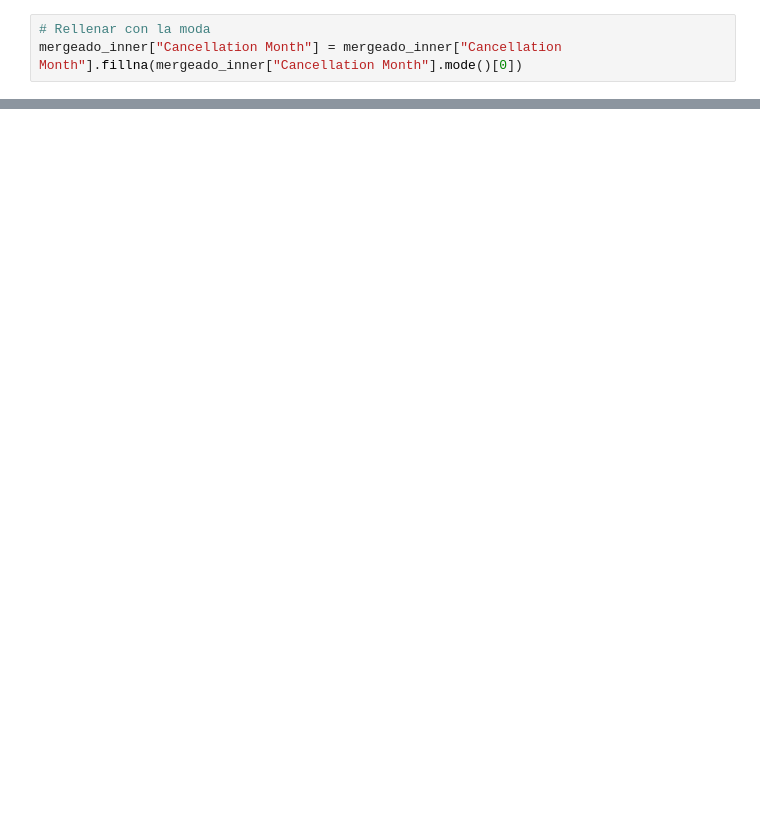
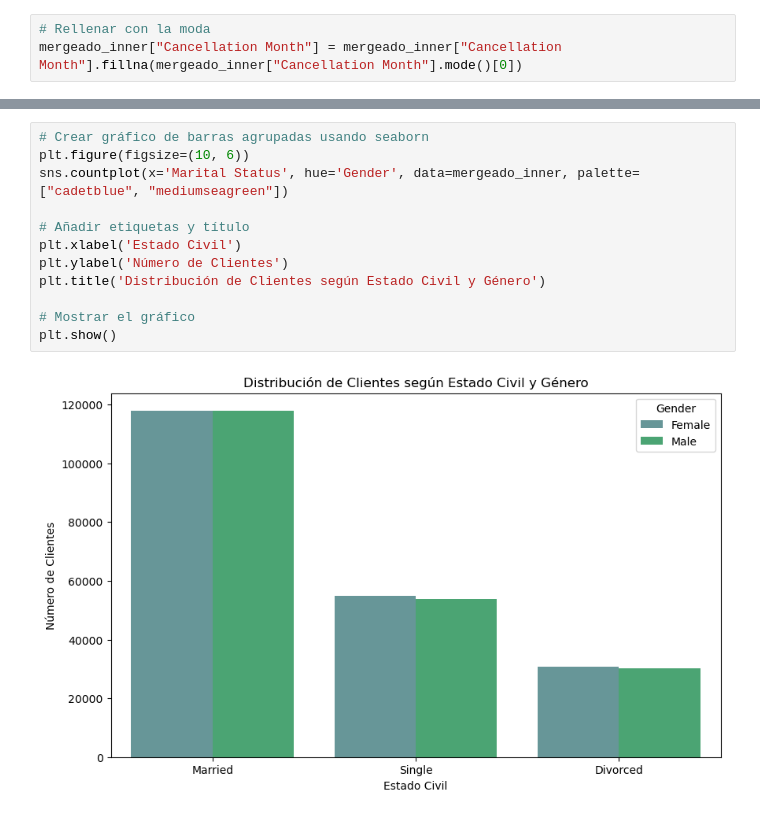
Before and after one commit to Adalab/bda-modulo-3-evaluacion-final-irenealonso11, a Jupyter notebook: evaluacion.ipynb, the cells around one changed output, grey strips where cells are left out. Drawn from its saved outputs; the diff is of its cells as text; blank space fills up the shorter version.

```diff
--- a/evaluacion.ipynb
+++ b/evaluacion.ipynb
@@ -292,0 +367,14 @@ mergeado_inner["Cancellation Month"] = mergeado_inner["Cancellation Month"].fill
+# %%
+# Crear gráfico de barras agrupadas usando seaborn
+plt.figure(figsize=(10, 6))
+sns.countplot(x='Marital Status', hue='Gender', data=mergeado_inner, palette=["cadetblue", "mediumseagreen"])
+
+# Añadir etiquetas y título
+plt.xlabel('Estado Civil')
+plt.ylabel('Número de Clientes')
+plt.title('Distribución de Clientes según Estado Civil y Género')
+
+# Mostrar el gráfico
+plt.show()
+# %% [output]
+[figure, added]
```
Also changed, not shown: parts of 22 cells of this notebook.
